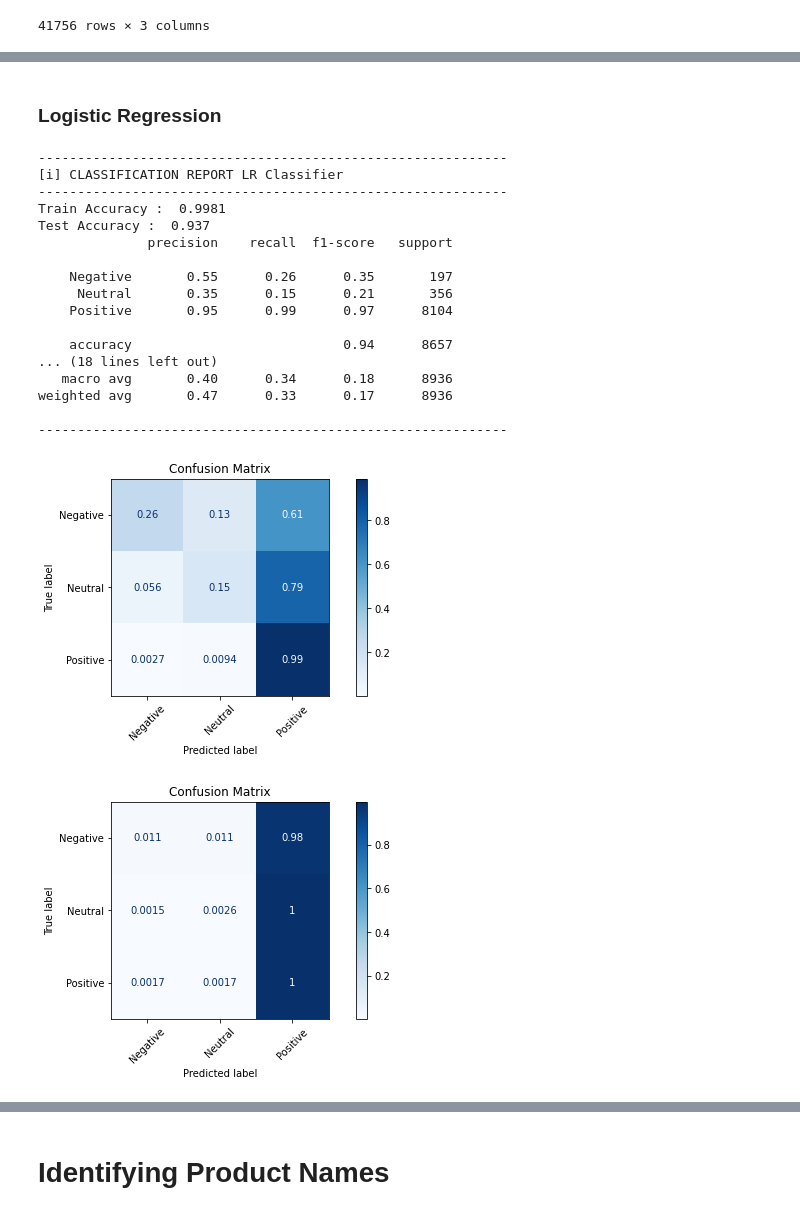
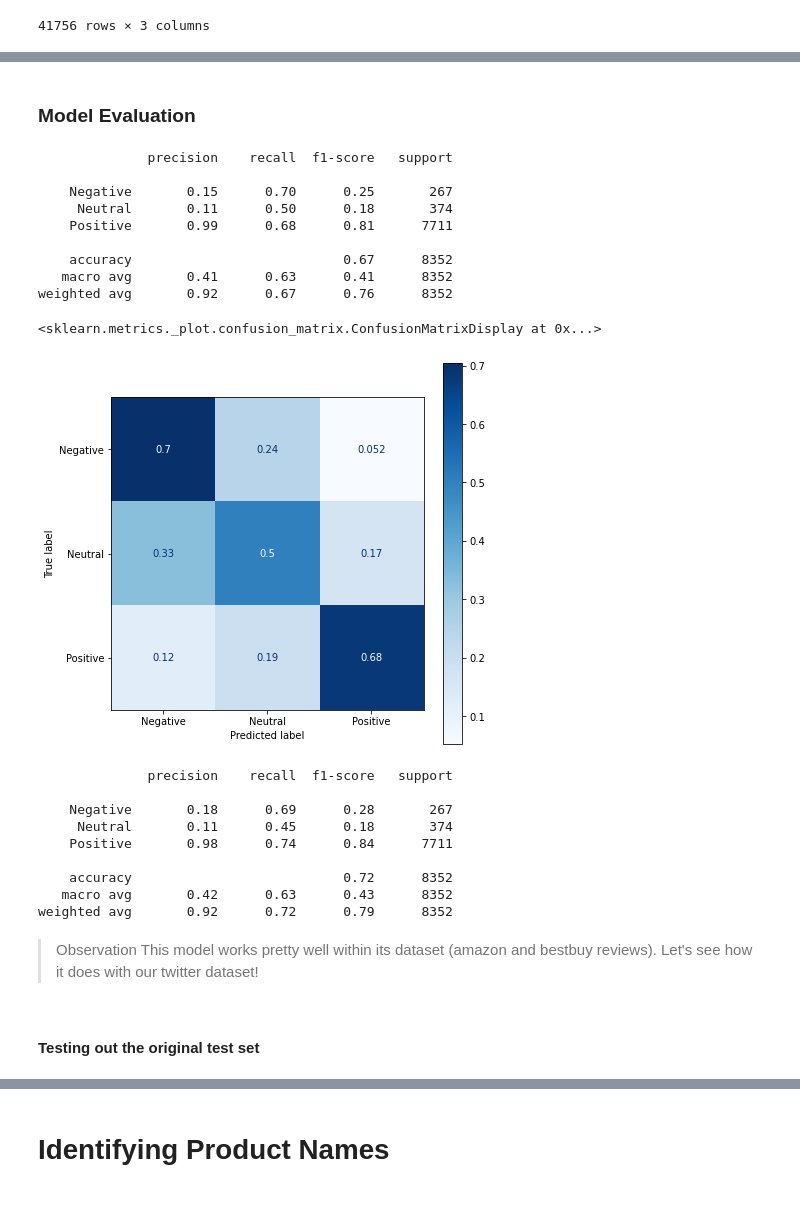
Before and after one commit to singsang2/dsc-mod-4-project-v2-1-onl01-dtsc-ft-070620, a Jupyter notebook: Tweet_sentiment_analysis.ipynb, the cells around one changed output, grey strips where cells are left out. Saved outputs shown, nothing was run; the diff lists cells and outputs as text; code cells hidden in the pictures.

```diff
--- a/Tweet_sentiment_analysis.ipynb
+++ b/Tweet_sentiment_analysis.ipynb
@@ -1679,2 +1612,4 @@ y_train_under = pd.Series(y_train_under)
 # %%
-tfidf = TfidfVectorizer(tokenizer=clean_text, ngram_range=(1,4), max_features=1000)
+tfidf = TfidfVectorizer(tokenizer=clean_text,
+                        ngram_range=(1,3),
+                        max_features=1000)
@@ -1684,4 +1617,5 @@ tfidf = TfidfVectorizer(tokenizer=clean_text, ngram_range=(1,4), max_features=10
 # Creates Pipeline
 nb = MultinomialNB()
 review_clf = Pipeline([('tfidf', tfidf),
+                       ('undersampling', randus),
                        ('clf', nb)])
@@ -1726,2 +1621,0 @@ X_train_under
-# %%
-review_clf.fit(X_train_under['text'], y_train_under)
@@ -1732,0 +1622,2 @@ Pipeline(steps=[('tfidf',
+# %%
+review_clf.fit(X_train, y_train)
@@ -1821,32 +1632,39 @@ weighted avg       0.47      0.34      0.18      8936
-# %% [markdown]
-### Logistic Regression
-# %%
-lr_clf = run_model(name='LR',
-          data={'X_train': X_train_vect, 'X_test': X_veri_vect,
-                "y_train": y_train, 'y_test': y_veri},
-          classes=['Negative', 'Neutral', 'Positive']);
-
-uc.evaluate_clf_model(lr_clf, X_train_vect, y_train,
-                      X_test_vect, y_test,
-                      classes=['Negative', 'Neutral', 'Positive'],
-                      label='NB');
-# %% [output]
-------------------------------------------------------------
-[i] CLASSIFICATION REPORT LR Classifier
-------------------------------------------------------------
-Train Accuracy :  0.9981
-Test Accuracy :  0.937
-              precision    recall  f1-score   support
-
-    Negative       0.55      0.26      0.35       197
-     Neutral       0.35      0.15      0.21       356
-    Positive       0.95      0.99      0.97      8104
-
-    accuracy                           0.94      8657
-... (18 lines left out)
-   macro avg       0.40      0.34      0.18      8936
-weighted avg       0.47      0.33      0.17      8936
-
-------------------------------------------------------------
-[figure, removed]
-[figure, removed]
+# %% [markdown]
+### Model Evaluation
+# %%
+print(classification_report(y_test, y_pred))
+
+fig, ax = plt.subplots(figsize=(7,7))
+plot_confusion_matrix(review_clf, X_test, y_test, normalize='true', ax=ax, cmap='Blues')
+# %% [output]
+              precision    recall  f1-score   support
+
+    Negative       0.15      0.70      0.25       267
+     Neutral       0.11      0.50      0.18       374
+    Positive       0.99      0.68      0.81      7711
+
+    accuracy                           0.67      8352
+   macro avg       0.41      0.63      0.41      8352
+weighted avg       0.92      0.67      0.76      8352
+<sklearn.metrics._plot.confusion_matrix.ConfusionMatrixDisplay at 0x...>
+[figure, added]
+# %%
+print(classification_report(y_test, y_pred))
+
+fig, ax = plt.subplots(figsize=(7,7))
+plot_confusion_matrix(review_clf, X_test['text'], y_test, normalize='true', ax=ax, cmap='Blues')
+# %% [output]
+              precision    recall  f1-score   support
+
+    Negative       0.18      0.69      0.28       267
+     Neutral       0.11      0.45      0.18       374
+    Positive       0.98      0.74      0.84      7711
+
+    accuracy                           0.72      8352
+   macro avg       0.42      0.63      0.43      8352
+weighted avg       0.92      0.72      0.79      8352
+# %% [markdown]
+> Observation
+This model works pretty well within its dataset (amazon and bestbuy reviews). Let's see how it does with our twitter dataset!
+# %% [markdown]
+#### Testing out the original test set
```
Also changed, not shown: parts of 72 cells of this notebook, 13 other files.
